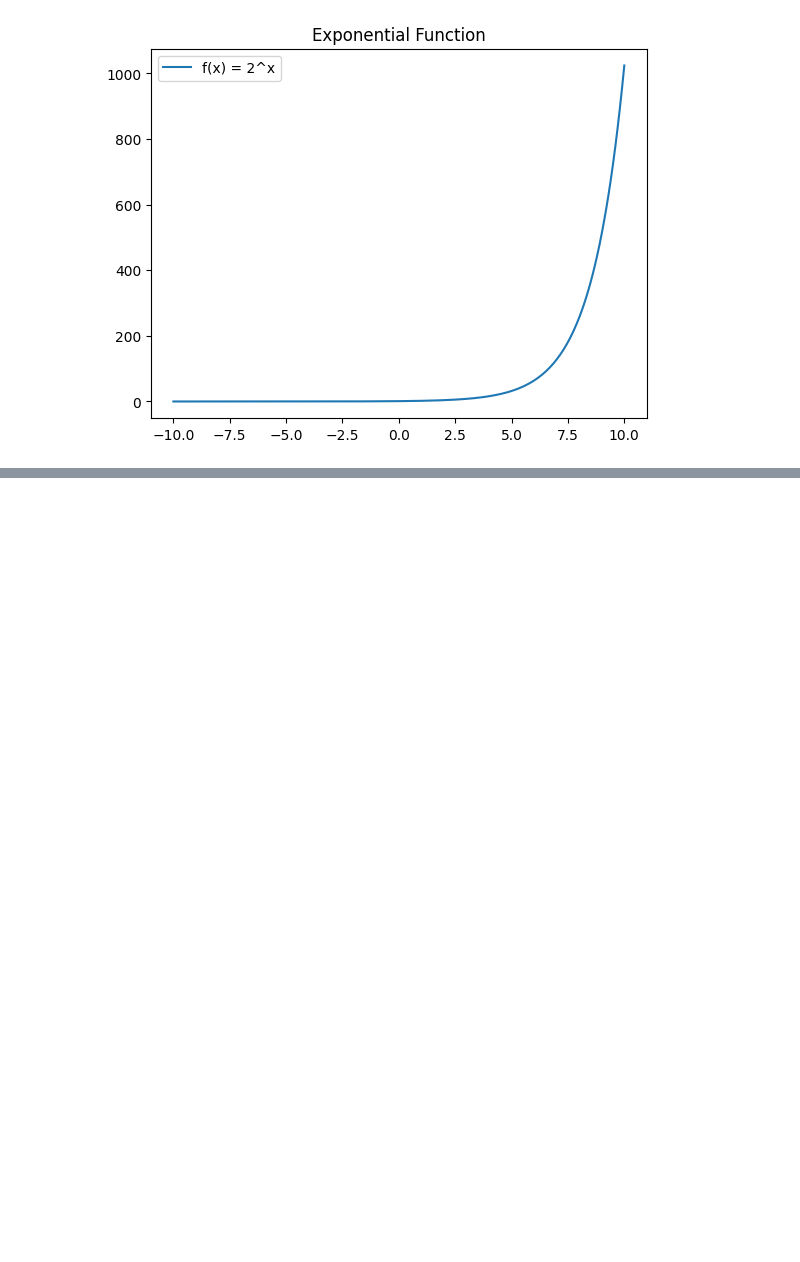
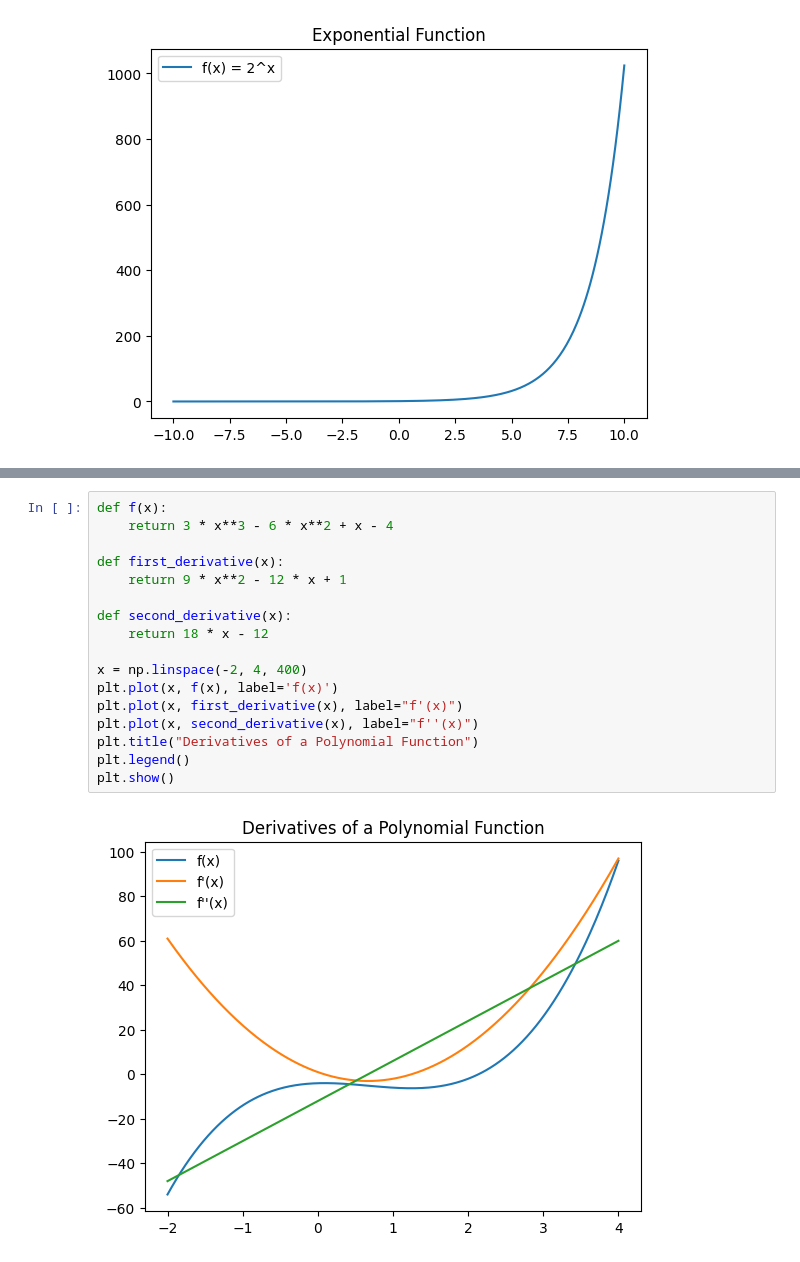
Before and after one commit to nova888/Data-Science, a Jupyter notebook: Kalkulus.ipynb, the cells around one changed output, grey strips where cells are left out. Cells and saved outputs as stored; diff of their text form; blank space fills up the shorter version.

```diff
--- a/Kalkulus.ipynb
+++ b/Kalkulus.ipynb
@@ -55,0 +74,19 @@ plt.show()
+# %%
+def f(x):
+    return 3 * x**3 - 6 * x**2 + x - 4
+
+def first_derivative(x):
+    return 9 * x**2 - 12 * x + 1
+
+def second_derivative(x):
+    return 18 * x - 12
+
+x = np.linspace(-2, 4, 400)
+plt.plot(x, f(x), label='f(x)')
+plt.plot(x, first_derivative(x), label="f'(x)")
+plt.plot(x, second_derivative(x), label="f''(x)")
+plt.title("Derivatives of a Polynomial Function")
+plt.legend()
+plt.show()
+# %% [output]
+[figure, added]
```
Also changed, not shown: parts of 5 cells of this notebook.
